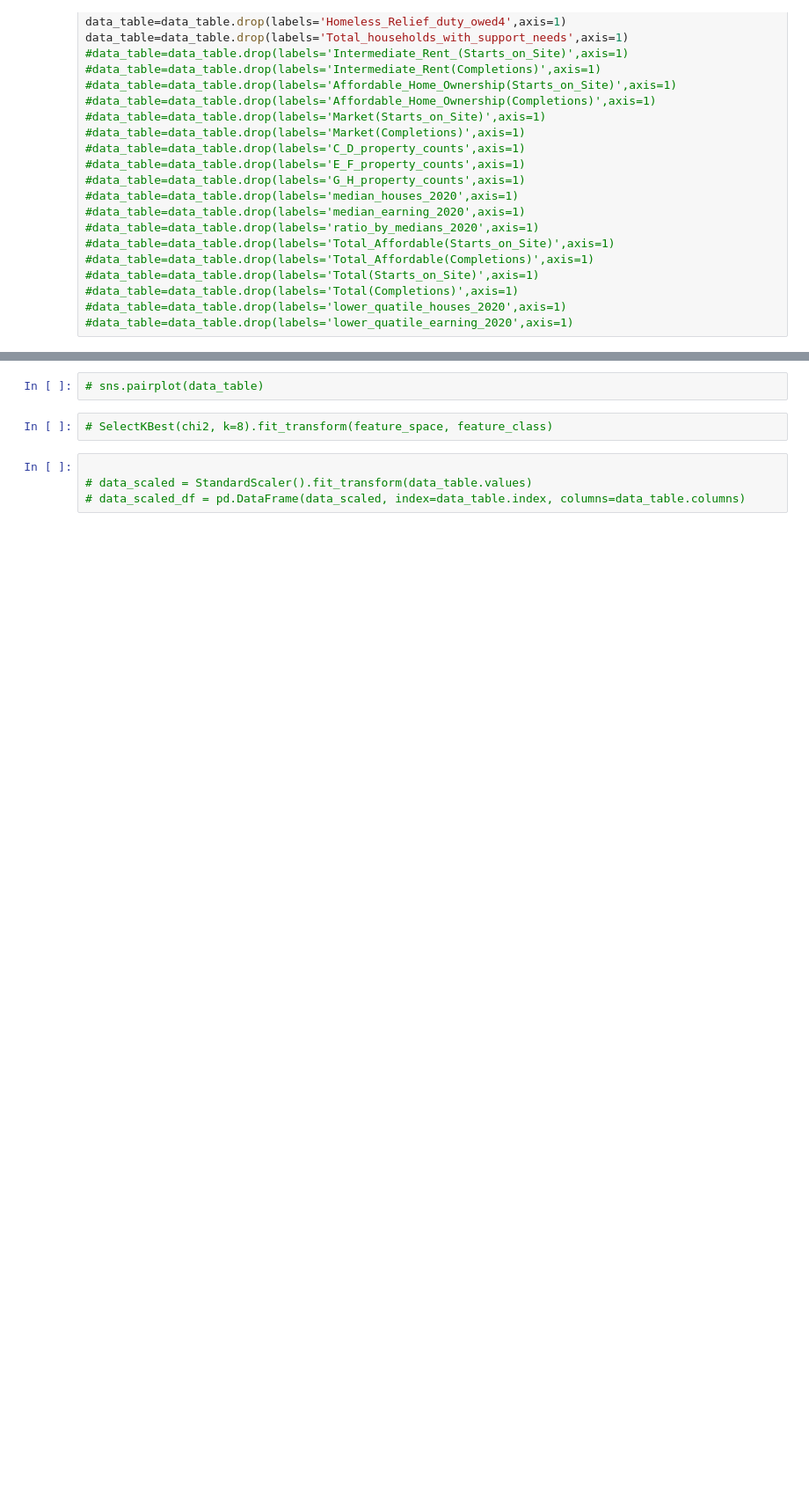
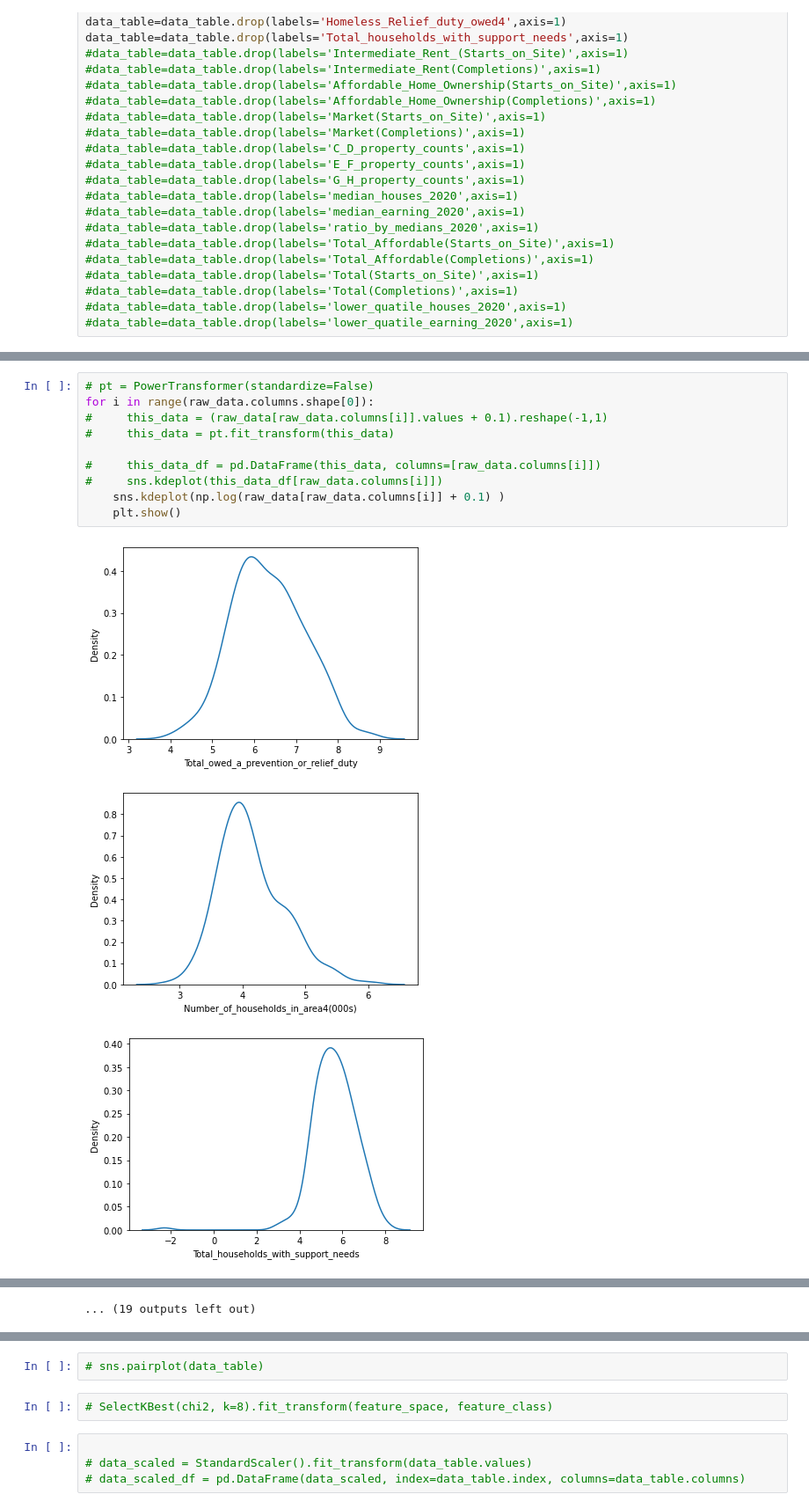
Before and after one commit to SIthodox2286/ADS_year3_project_8, a Jupyter notebook: xgboost_cate.ipynb, the cells around one changed output, grey strips where cells are left out. Shown at 88% size. Drawn from its saved outputs; the diff is of its cells as text; blank space fills up the shorter version.

```diff
--- a/xgboost_cate.ipynb
+++ b/xgboost_cate.ipynb
@@ -98,0 +99,14 @@ Index(['Local', 'Total_owed_a_prevention_or_relief_duty',
+# %%
+# pt = PowerTransformer(standardize=False)
+for i in range(raw_data.columns.shape[0]):
+#     this_data = (raw_data[raw_data.columns[i]].values + 0.1).reshape(-1,1)
+#     this_data = pt.fit_transform(this_data)
+
+#     this_data_df = pd.DataFrame(this_data, columns=[raw_data.columns[i]])
+#     sns.kdeplot(this_data_df[raw_data.columns[i]])
+    sns.kdeplot(np.log(raw_data[raw_data.columns[i]] + 0.1) )
+    plt.show()
+# %% [output]
+[figure, added]
+[figure, added]
+[figure, added]
@@ -98,0 +122 @@ Index(['Local', 'Total_owed_a_prevention_or_relief_duty',
+... (19 outputs left out)
```
Also changed, not shown: parts of 25 cells of this notebook.
